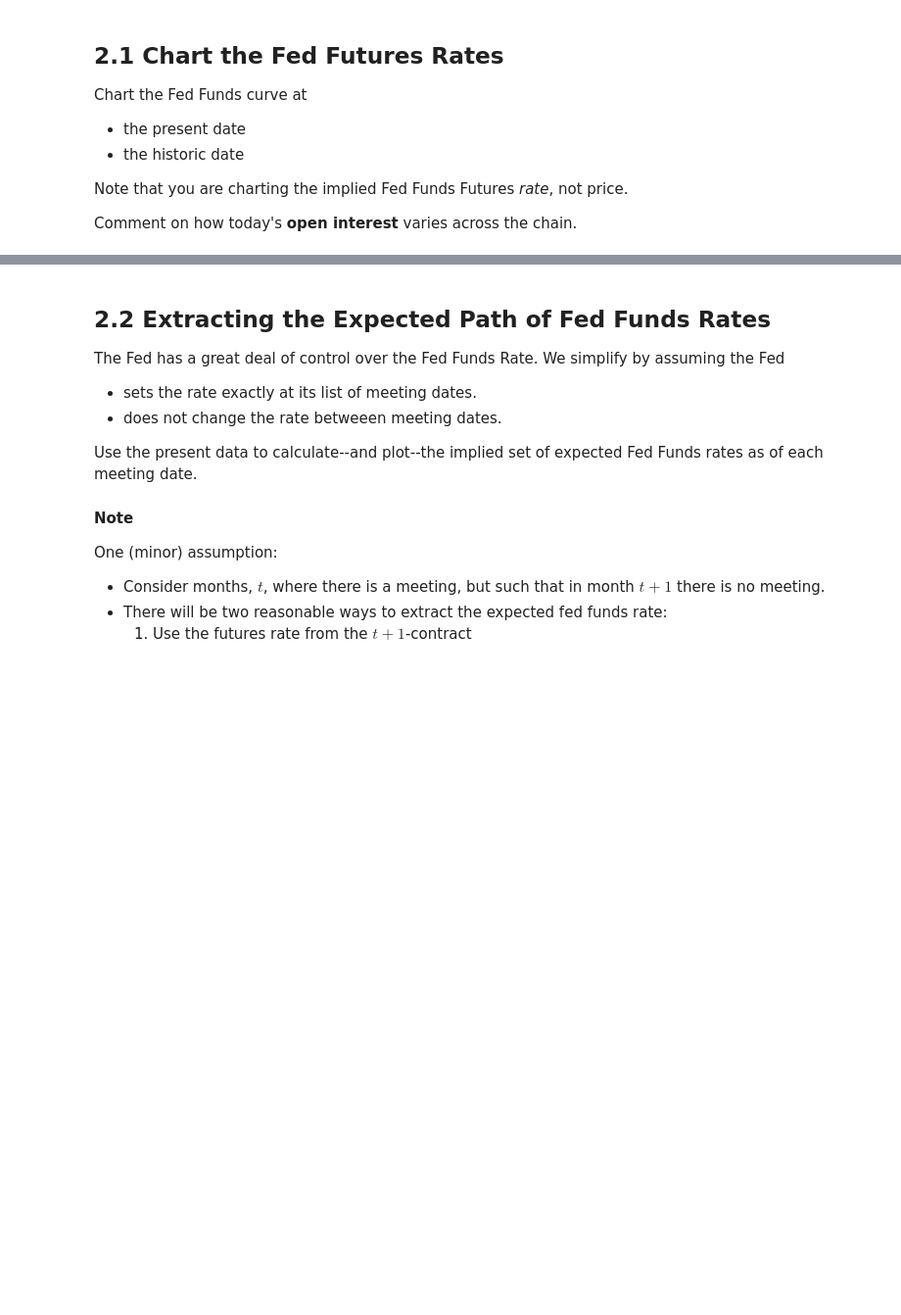
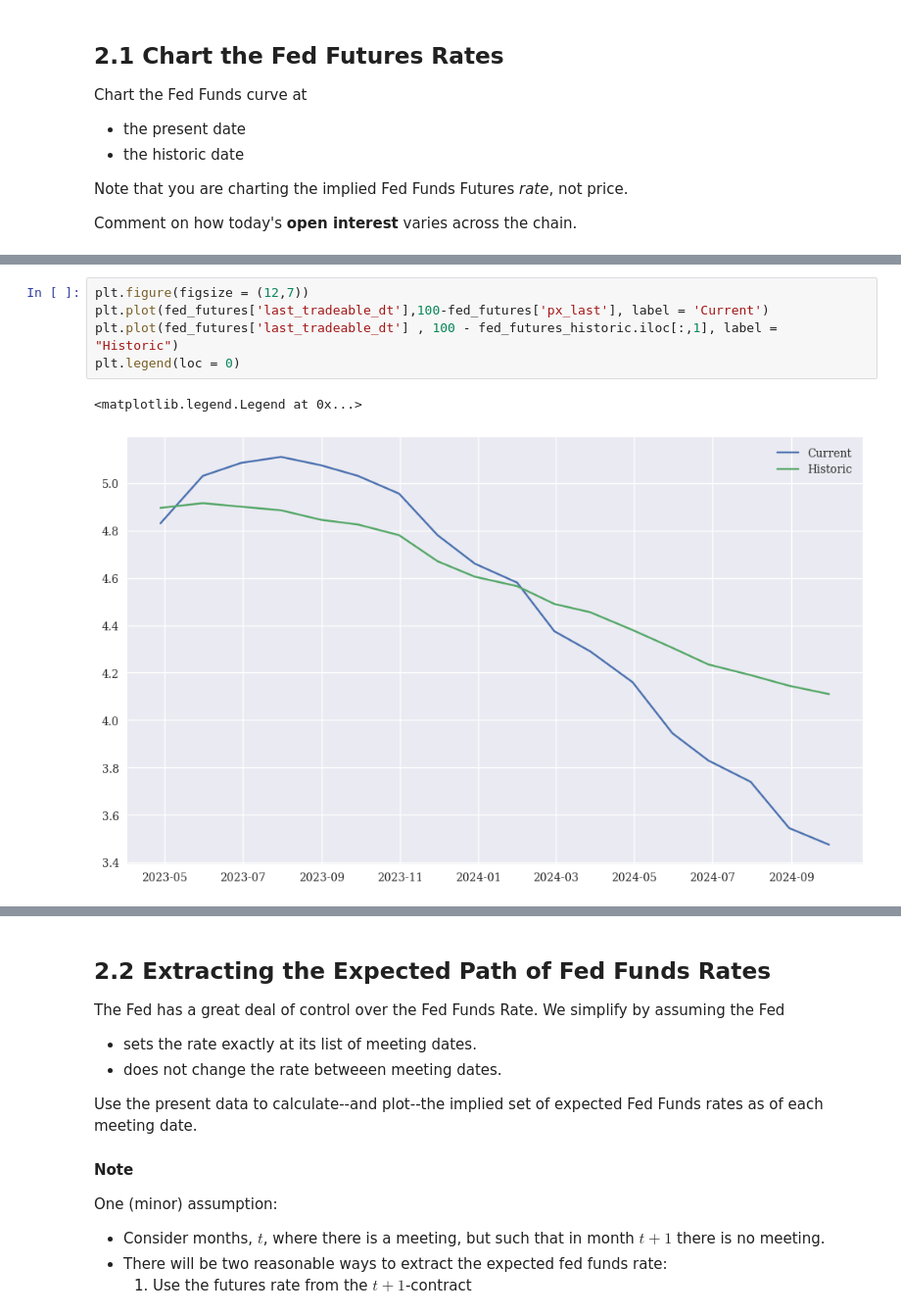
Before and after one commit to dcstein22/finm-fiderivs-2023, a Jupyter notebook: homework/Homework 3.ipynb, the cells around one changed output, grey strips where cells are left out. Shown at 98% size. Saved outputs shown, nothing was run; the diff lists cells and outputs as text; blank space fills up the shorter version.

```diff
--- a/homework/Homework 3.ipynb
+++ b/homework/Homework 3.ipynb
@@ -351,0 +581,8 @@ Comment on how today's **open interest** varies across the chain.
+# %%
+plt.figure(figsize = (12,7))
+plt.plot(fed_futures['last_tradeable_dt'],100-fed_futures['px_last'], label = 'Current')
+plt.plot(fed_futures['last_tradeable_dt'] , 100 - fed_futures_historic.iloc[:,1], label = "Historic")
+plt.legend(loc = 0)
+# %% [output]
+<matplotlib.legend.Legend at 0x...>
+[figure, added]
```
Also changed, not shown: parts of 47 cells of this notebook, 3 other files.
